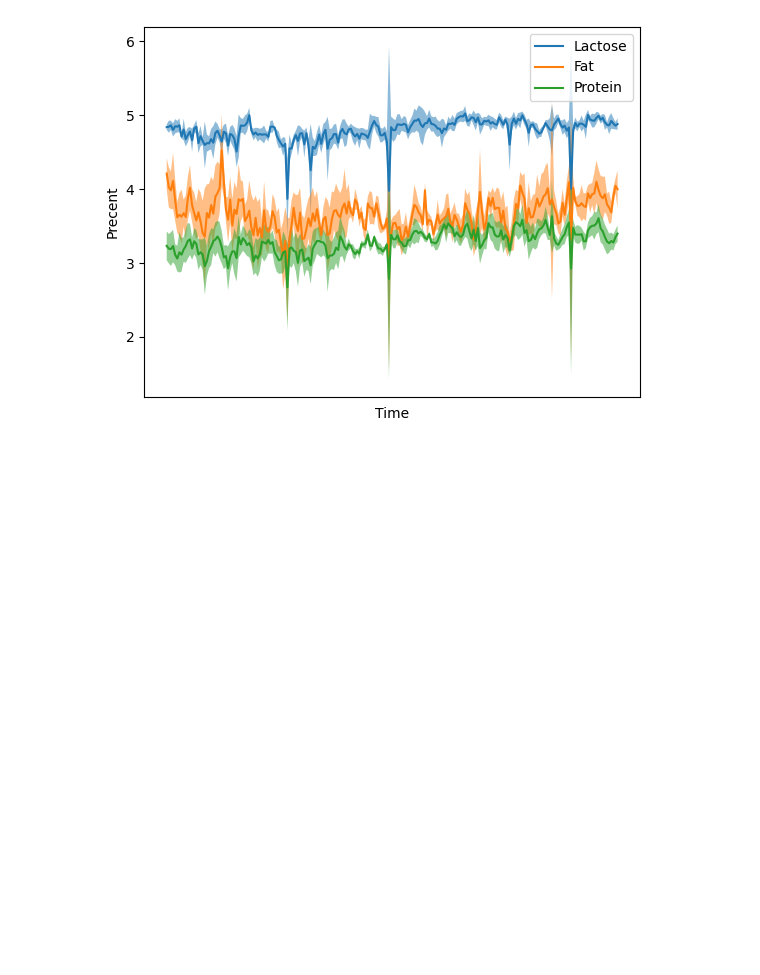
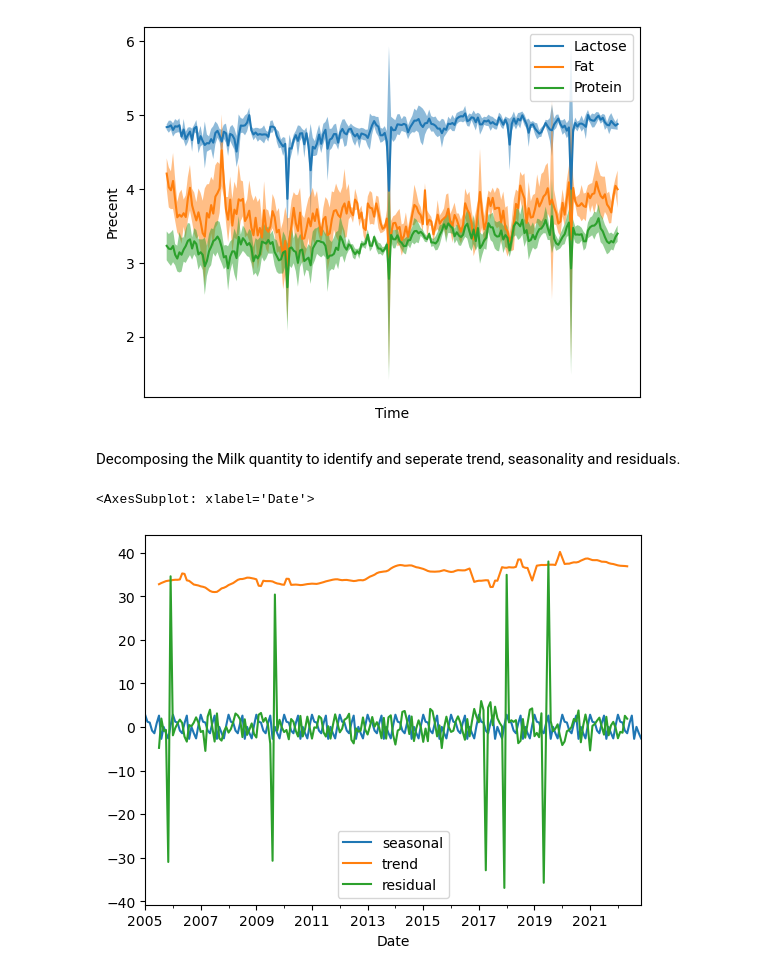
Before and after one commit to BenSiv/icba_project, a Jupyter notebook: eda/EDA.ipynb, the cells around one changed output. Drawn from its saved outputs; the diff is of its cells as text; code cells hidden in the pictures; blank space fills up the shorter version.

```diff
--- a/eda/EDA.ipynb
+++ b/eda/EDA.ipynb
@@ -209,3 +209,18 @@ plt.legend()
 # %% [output]
 <matplotlib.legend.Legend at 0x...>
 [figure]
+# %% [markdown]
+Decomposing the Milk quantity to identify and seperate trend, seasonality and residuals.
+# %%
+milk_quantity_mean = milk_quantity["Milk"]["mean"].reset_index()
+milk_quantity_mean.index = pd.DatetimeIndex(data=milk_quantity_mean["Date"])
+milk_quantity_mean.drop(columns=["Date"], inplace=True)
+milk_quantity_yearly = milk_quantity_mean.resample('m').sum()["mean"]
+# %%
+from statsmodels.tsa.seasonal import seasonal_decompose
+decompose_result = seasonal_decompose(milk_quantity_yearly)
+decompose_df = pd.DataFrame({"seasonal" : decompose_result.seasonal, "trend" : decompose_result.trend, "residual" : decompose_result.resid})
+decompose_df.plot()
+# %% [output]
+<AxesSubplot: xlabel='Date'>
+[figure, added]
```
Also changed, not shown: parts of 4 cells of this notebook, 3 other files.
